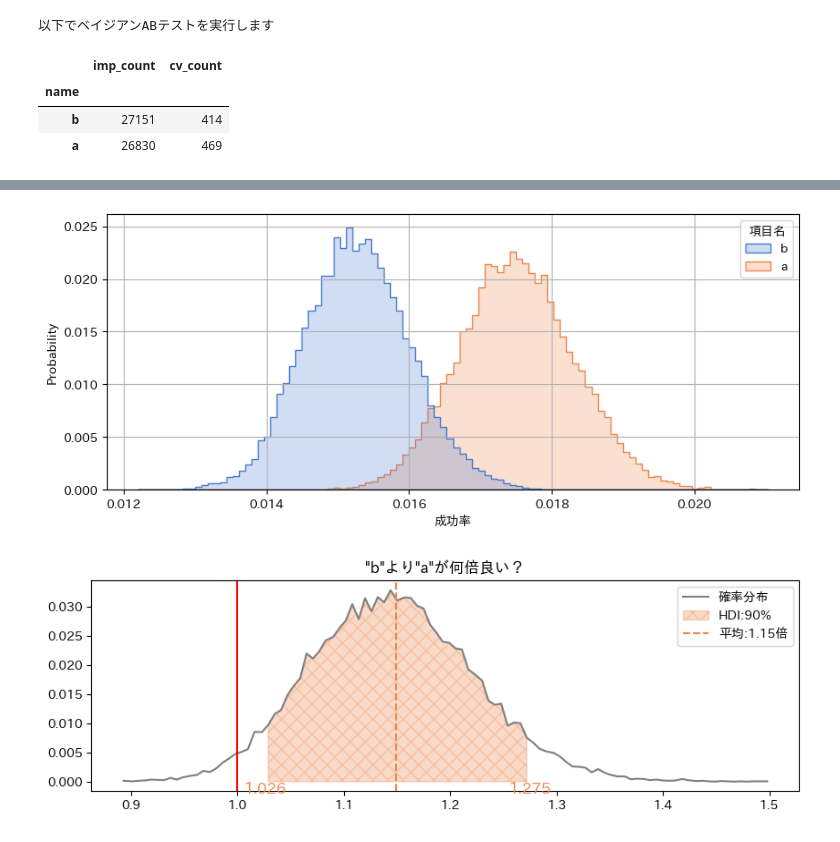
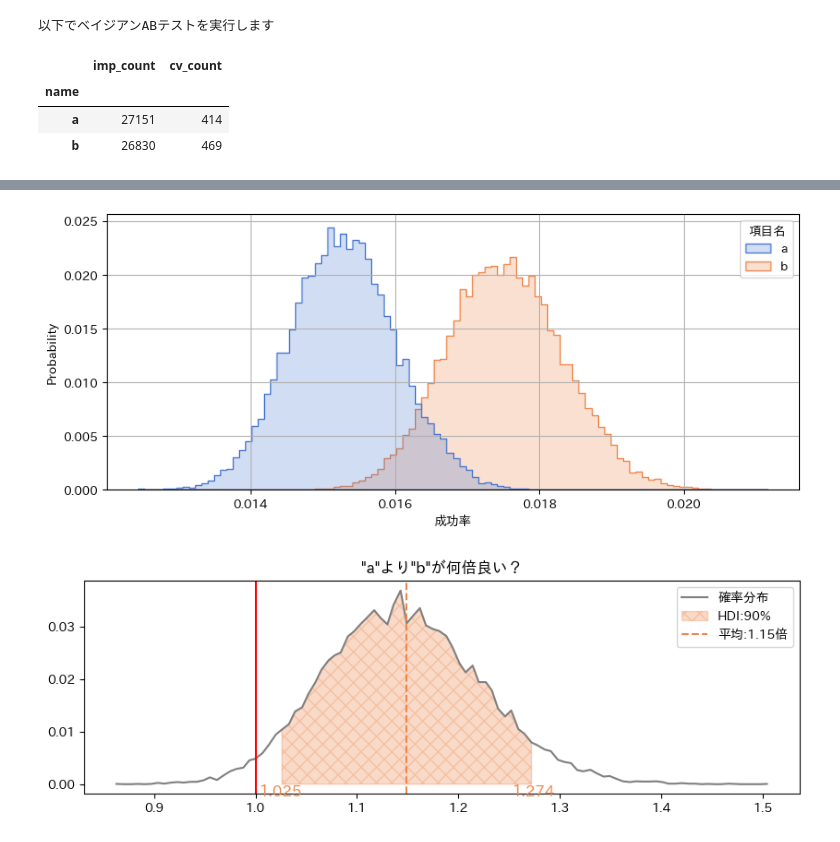
Before and after one commit to o93/bayesian-ab, a Jupyter notebook: BeyesianAB__Simple.ipynb, the cells around one changed output, grey strips where cells are left out. Cells and saved outputs as stored; diff of their text form; code cells hidden in the pictures.

```diff
--- a/BeyesianAB__Simple.ipynb
+++ b/BeyesianAB__Simple.ipynb
@@ -35,11 +35,11 @@ import pandas as pd
 
 
 #@markdown テストパターン 1
-p1_name = "b" # @param {type:"string"}
+p1_name = "a" # @param {type:"string"}
 p1_imp = 27151  # @param {type:"integer"}
 p1_cv = 414    # @param {type:"integer"}
 #@markdown テストパターン 2
-p2_name = "a" # @param {type:"string"}
+p2_name = "b" # @param {type:"string"}
 p2_imp = 26830  # @param {type:"integer"}
 p2_cv = 469    # @param {type:"integer"}
 #@markdown テストパターン 3
@@ -199,34 +199,34 @@ def plot_combs(patterns, trace, combs, threshold, sample_size):
         ax.grid(False)
         ax.legend()
         ax.set_title(name)
 
 params = []
 for type, row in aggs.iterrows():
     params.append(type)
     params.extend([1.0, 1.0])
     params.append(np.round(row['imp_count']))
     params.append(np.round(row['cv_count']))
 params.append(threshold)
 params.append(sample_size)
 
 # 各種パラメータ取得
 patterns, threshold, sample_size = convert_params(params)
 
 # ベイジアンモデル
 trace, combs = make_trace(patterns, threshold, sample_size)
 
 # 描画
 plot_probs(patterns, trace, threshold, sample_size)
 plot_combs(patterns, trace, combs, threshold, sample_size)
 # %% [output]
 以下でベイジアンABテストを実行します
 |  | imp_count | cv_count |
 | name |  |  |
-| b | 27151 | 414 |
-| a | 26830 | 469 |
+| a | 27151 | 414 |
+| b | 26830 | 469 |
 [interactive output not drawn]
 [interactive output not drawn]
 [interactive output not drawn]
 [interactive output not drawn]
-[figure, old version]
+[figure, new version]
-[figure, old version]
+[figure, new version]
```
Also changed, not shown: parts of 1 cell of this notebook.
